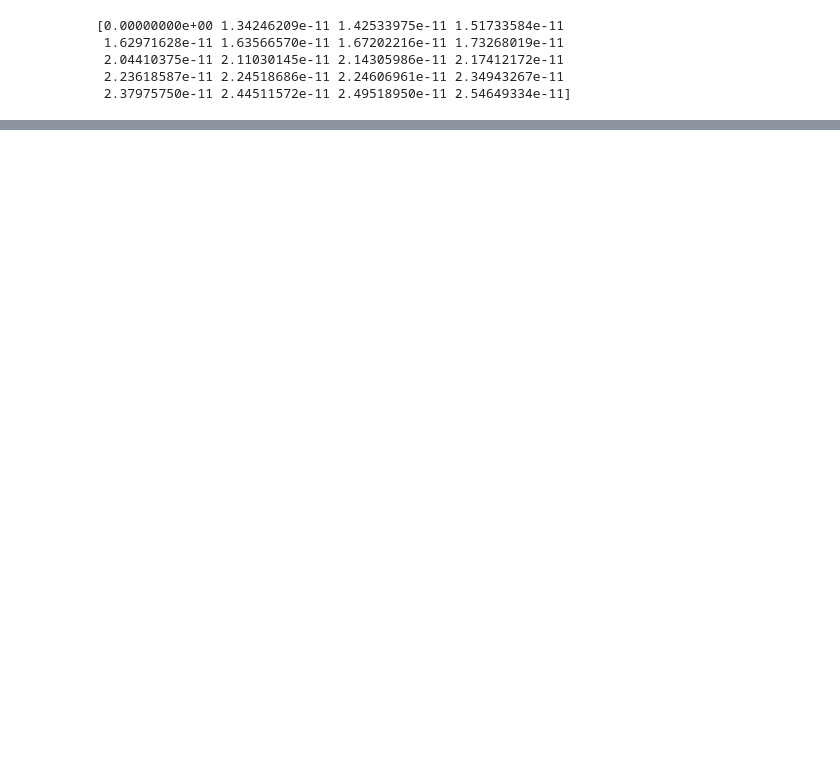
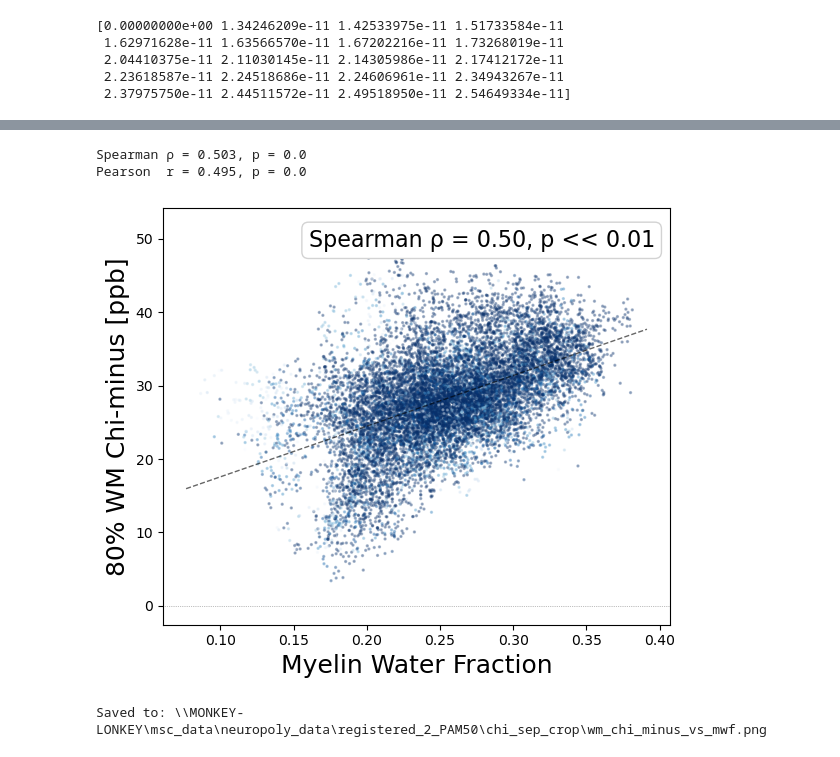
Before and after one commit to sriosq/Image-processing-strategies, a Jupyter notebook: qsm_testing/template_averaging.ipynb, the cells around one changed output, grey strips where cells are left out. Cells and saved outputs as stored; diff of their text form; code cells hidden in the pictures; blank space fills up the shorter version.

```diff
--- a/qsm_testing/template_averaging.ipynb
+++ b/qsm_testing/template_averaging.ipynb
@@ -81,0 +223,4 @@ print(np.unique(mwf_data[mwf_data < 0.01])[:20])
+# %%
+data_dir = r"\\MONKEY-LONKEY\msc_data\neuropoly_data\registered_2_PAM50\chi_sep_crop"
+chi_minus_files = sorted(glob.glob(os.path.join(data_dir, "chi_*_registered_chi_minus_cropped.nii.gz")))
+chi_pos_files = sorted(glob.glob(os.path.join(data_dir, "chi_*_registered_chi_pos_cropped.nii.gz")))
@@ -81,0 +242,4 @@ print(np.unique(mwf_data[mwf_data < 0.01])[:20])
+# %%
+mean_chi_minus_img = nib.Nifti1Image(mean_chi_minus, ref_img.affine, ref_img.header)
+mean_chi_minus_outpath = os.path.join(data_dir, "simple_group_mean_chi_minus_cropped.nii.gz")
+nib.save(mean_chi_minus_img, mean_chi_minus_outpath)
@@ -81,0 +250,12 @@ print(np.unique(mwf_data[mwf_data < 0.01])[:20])
+# %%
+# Now we can calculate some metrics on the cropped images!
+mwf_template = r"\\MONKEY-LONKEY\msc_data\neuropoly_data\registered_2_PAM50\final_crop\MWF_atlas_originfixed_resampled_cropped.nii.gz"
+wm_template_crop_path = r"\\MONKEY-LONKEY\msc_data\neuropoly_data\registered_2_PAM50\final_crop\PAM50_wm_cropped.nii.gz"
+correlation_outpath = r"\\MONKEY-LONKEY\msc_data\neuropoly_data\registered_2_PAM50\chi_sep_crop\wm_chi_minus_vs_mwf.png"
+
+mwf_vs_chi_minus_df = compare_mwf_qsm(mean_chi_minus_outpath, mwf_template, wm_template_crop_path, correlation_outpath, stat="spearman", mode='voxelwise', thr=0.8, y_label_var='80% WM Chi-minus [ppb]')
+# %% [output]
+Spearman ρ = 0.503, p = 0.0
+Pearson  r = 0.495, p = 0.0
+[figure, added]
+Saved to: \\MONKEY-LONKEY\msc_data\neuropoly_data\registered_2_PAM50\chi_sep_crop\wm_chi_minus_vs_mwf.png
```
Also changed, not shown: parts of 33 cells of this notebook, 15 other files.
